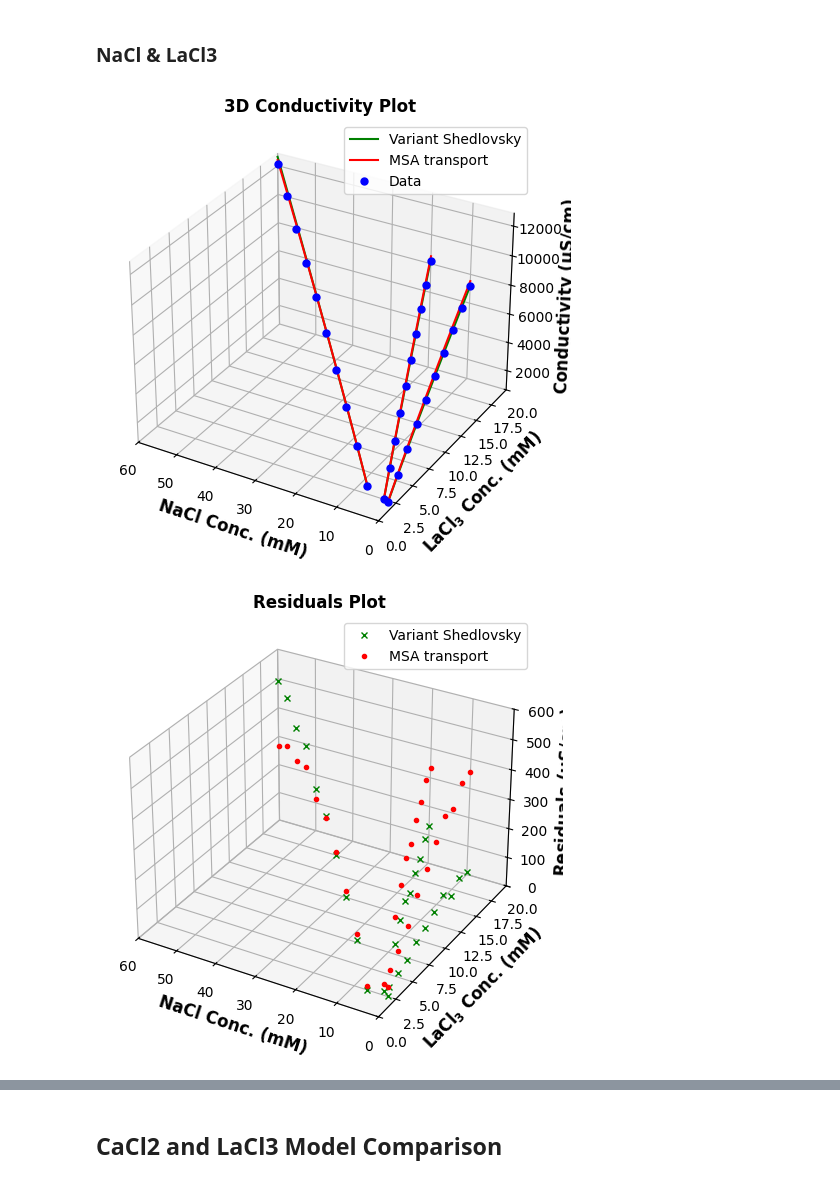
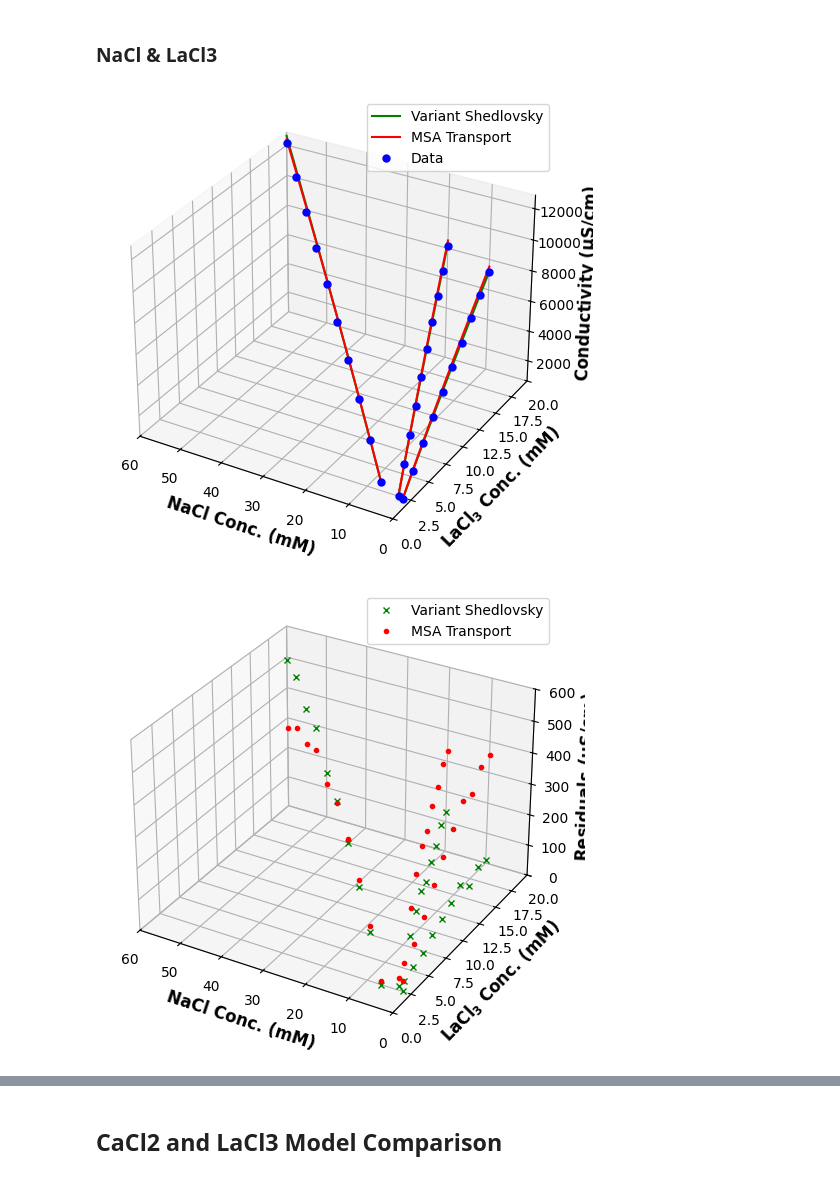
Before and after one commit to dowlinglab/salts-conductivity-modelling, a Jupyter notebook: Multicomponents-conductivity-theory-clean.ipynb, the cells around one changed output, grey strips where cells are left out. Cells and saved outputs as stored; diff of their text form; code cells hidden in the pictures.

```diff
--- a/Multicomponents-conductivity-theory-clean.ipynb
+++ b/Multicomponents-conductivity-theory-clean.ipynb
@@ -1161,37 +1161,37 @@ specific_cond_lacl3_13 = eq.specific_cond_model(conc_lacl3_13, temp_NaCl_LaCl3,
 specific_cond_21 = [specific_cond_nacl_21[i] + specific_cond_lacl3_11[i] for i in range(ndata4)]
 specific_cond_22 = [specific_cond_nacl_22[i] + specific_cond_lacl3_12[i] for i in range(ndata4)]
 specific_cond_23 = [specific_cond_nacl_23[i] + specific_cond_lacl3_13[i] for i in range(ndata4)]
 
 # making plot comparison of calculated and experimental conductivity of NaCl and CaCl2
 fig = plt.figure()
 ax = fig.add_subplot(projection='3d')
 
 # plotting
 ax.plot3D(NaCl_conc2, LaCl3_conc2, specific_cond_21, color="green", label="Variant Shedlovsky")
 ax.plot3D(NaCl_conc22, LaCl3_conc22, specific_cond_22, color="green")
 ax.plot3D(NaCl_conc23, LaCl3_conc23, specific_cond_23, color="green")
-ax.plot3D(NaCl_conc2, LaCl3_conc2, all_cond_calc_con3, color="red", label="MSA transport")
+ax.plot3D(NaCl_conc2, LaCl3_conc2, all_cond_calc_con3, color="red", label="MSA Transport")
 ax.plot3D(NaCl_conc22, LaCl3_conc22, all_cond_calc_con32, color="red")
 ax.plot3D(NaCl_conc23, LaCl3_conc23, all_cond_calc_con33, color="red")
 ax.plot3D(NaCl_conc2, LaCl3_conc2, cond_exp3, "b.", markersize=10, label="Data")
 ax.plot3D(NaCl_conc22, LaCl3_conc22, cond_exp32, "b.", markersize=10)
 ax.plot3D(NaCl_conc23, LaCl3_conc23, cond_exp33, "b.", markersize=10)
 ax.set_xlim(60, 0)
 ax.set_ylim(0, 20)
 ax.tick_params(axis='x', labelsize=10)
 ax.tick_params(axis='y', labelsize=10)
 ax.tick_params(axis='z', labelsize=10)
 ax.tick_params(direction="in",top=True, right=True)
-ax.set_title('3D Conductivity Plot', fontsize=12,fontweight='bold')
+# ax.set_title('3D Conductivity Plot', fontsize=12,fontweight='bold')
 ax.set_zlabel("Conductivity ($\mathbf{\mu}$S/cm)", fontsize=12,fontweight='bold')
 ax.set_xlabel("NaCl Conc. (mM)", fontsize=12,fontweight='bold')
 ax.set_ylabel("LaC$\mathbf{l_3}$ Conc. (mM)", fontsize=12,fontweight='bold')
 ax.legend()
 plt.tight_layout()
-# plt.savefig("msc_single_na_la_comparison.png")
+plt.savefig("msc_single_na_la_comparison.png")
 plt.show()
 # %% [output]
-[figure, old version]
+[figure, new version]
 # %%
 # residuals for NaCl and LaCl3
 e3_2 = [specific_cond_21[i] - cond_exp3[i] for i in range(ndata4)]
@@ -1206,7 +1206,7 @@ ax = fig.add_subplot(projection ='3d')
 ax.plot3D(NaCl_conc2, LaCl3_conc2, e3_2, "x", color="green", markersize=5, label="Variant Shedlovsky")
 ax.plot3D(NaCl_conc22, LaCl3_conc22, e32_2, "x", markersize=5, color="green")
 ax.plot3D(NaCl_conc23, LaCl3_conc23, e33_2, "x", markersize=5, color="green")
-ax.plot3D(NaCl_conc2, LaCl3_conc2, e3, ".", color="red", label="MSA transport")
+ax.plot3D(NaCl_conc2, LaCl3_conc2, e3, ".", color="red", label="MSA Transport")
 ax.plot3D(NaCl_conc22, LaCl3_conc22, e32, ".", color="red")
 ax.plot3D(NaCl_conc23, LaCl3_conc23, e33, ".", color="red")
 ax.set_xlim(60, 0)
@@ -1216,16 +1216,16 @@ ax.tick_params(axis='x', labelsize=10)
 ax.tick_params(axis='y', labelsize=10)
 ax.tick_params(axis='z', labelsize=10)
 ax.tick_params(direction="in",top=True, right=True)
-ax.set_title("Residuals Plot", fontsize=12,fontweight='bold')
+# ax.set_title("Residuals Plot", fontsize=12,fontweight='bold')
 ax.set_zlabel("Residuals ($\mathbf{\mu}$S/cm)", fontsize=12,fontweight='bold')
 ax.set_xlabel("NaCl Conc. (mM)", fontsize=12,fontweight='bold')
 ax.set_ylabel("LaC$\mathbf{l_3}$ Conc. (mM)", fontsize=12,fontweight='bold')
 ax.legend()
 plt.tight_layout()
-# plt.savefig("residuals_msc_single_na_la_comparison.png")
+plt.savefig("residuals_msc_single_na_la_comparison.png")
 plt.show()
 # %% [output]
-[figure, old version]
+[figure, new version]
 # %%
 # residuals fraction
 residuals_percent3_2 = [100*e3_2[i]/cond_exp3[i] for i in range(ndata4)]
```
Also changed, not shown: parts of 7 cells of this notebook, 18 other files.
